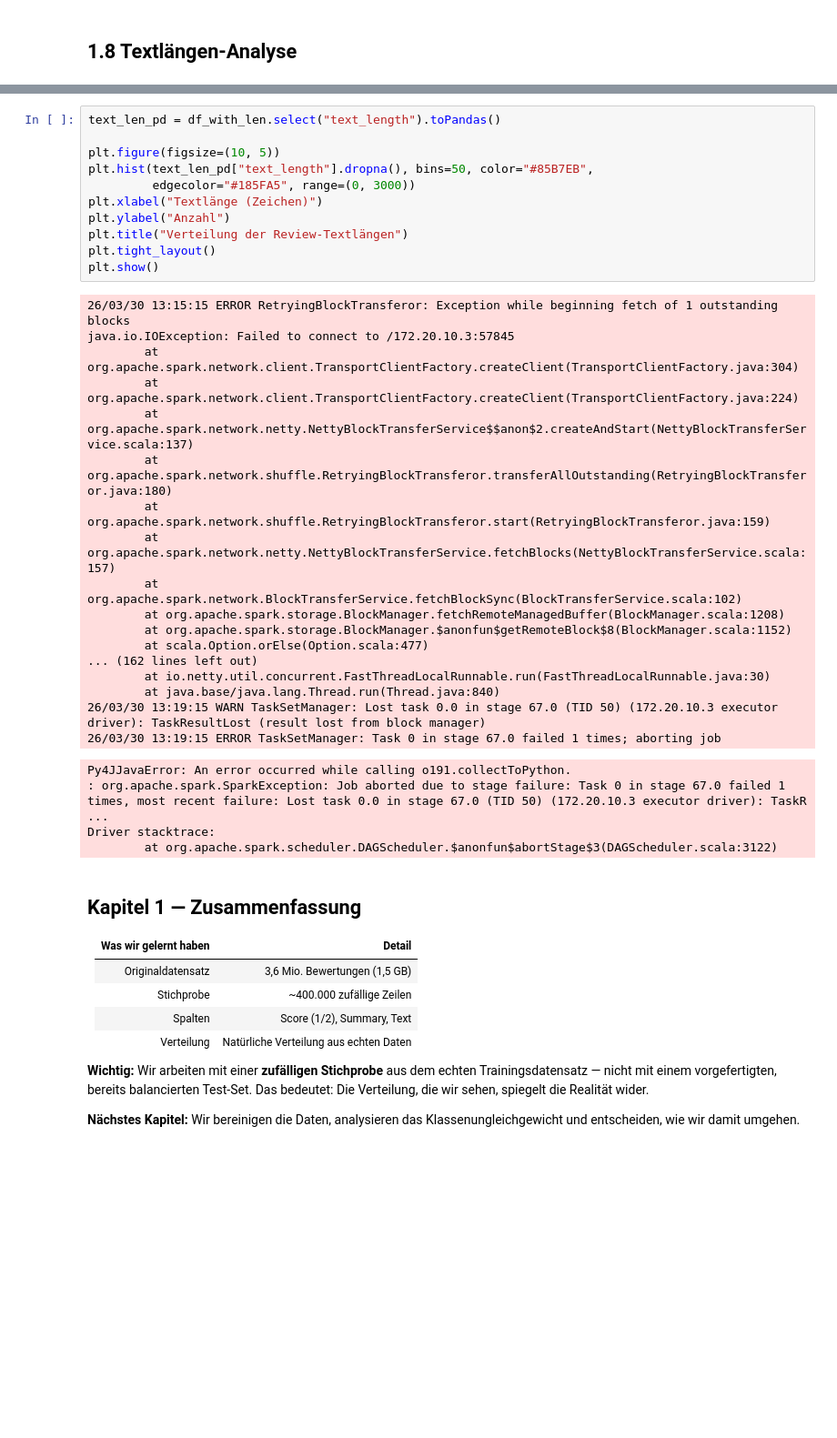
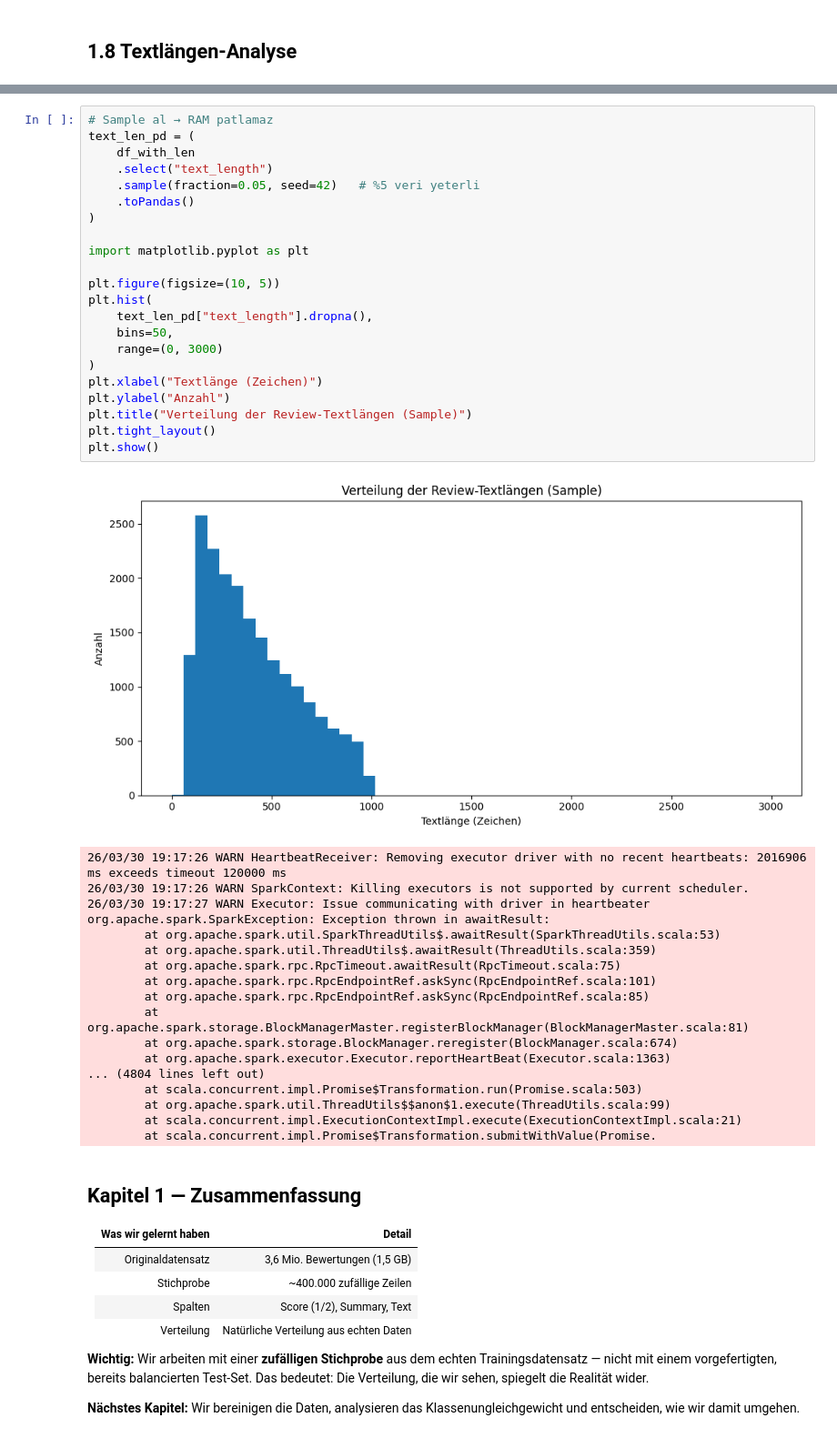
Before and after one commit to alperbildiren/pyspark-amazon-reviews, a Jupyter notebook: Notebooks/01_data_loading.ipynb, the cells around one changed output, grey strips where cells are left out. Shown at 91% size. Drawn from its saved outputs; the diff is of its cells as text; blank space fills up the shorter version.

Commit message:
Fix: rerun Kapitel 1 to clean up network error output

```diff
--- a/Notebooks/01_data_loading.ipynb
+++ b/Notebooks/01_data_loading.ipynb
@@ -253,38 +261,46 @@ df_with_len.select(
 |  4|       405.0|1007|
 +---+------------+----+
 # %%
-text_len_pd = df_with_len.select("text_length").toPandas()
+# Sample al → RAM patlamaz
+text_len_pd = (
+    df_with_len
+    .select("text_length")
+    .sample(fraction=0.05, seed=42)   # %5 veri yeterli
+    .toPandas()
+)
+
+import matplotlib.pyplot as plt
 
 plt.figure(figsize=(10, 5))
-plt.hist(text_len_pd["text_length"].dropna(), bins=50, color="#85B7EB",
-         edgecolor="#185FA5", range=(0, 3000))
+plt.hist(
+    text_len_pd["text_length"].dropna(),
+    bins=50,
+    range=(0, 3000)
+)
 plt.xlabel("Textlänge (Zeichen)")
 plt.ylabel("Anzahl")
-plt.title("Verteilung der Review-Textlängen")
+plt.title("Verteilung der Review-Textlängen (Sample)")
 plt.tight_layout()
 plt.show()
 # %% [output]
+[figure, added]
-26/03/30 13:15:15 ERROR RetryingBlockTransferor: Exception while beginning fetch of 1 outstanding blocks
-java.io.IOException: Failed to connect to /172.20.10.3:57845
-        at org.apache.spark.network.client.TransportClientFactory.createClient(TransportClientFactory.java:304)
-        at org.apache.spark.network.client.TransportClientFactory.createClient(TransportClientFactory.java:224)
-        at org.apache.spark.network.netty.NettyBlockTransferService$$anon$2.createAndStart(NettyBlockTransferService.scala:137)
-        at org.apache.spark.network.shuffle.RetryingBlockTransferor.transferAllOutstanding(RetryingBlockTransferor.java:180)
-        at org.apache.spark.network.shuffle.RetryingBlockTransferor.start(RetryingBlockTransferor.java:159)
-        at org.apache.spark.network.netty.NettyBlockTransferService.fetchBlocks(NettyBlockTransferService.scala:157)
-        at org.apache.spark.network.BlockTransferService.fetchBlockSync(BlockTransferService.scala:102)
-        at org.apache.spark.storage.BlockManager.fetchRemoteManagedBuffer(BlockManager.scala:1208)
-        at org.apache.spark.storage.BlockManager.$anonfun$getRemoteBlock$8(BlockManager.scala:1152)
-        at scala.Option.orElse(Option.scala:477)
-... (162 lines left out)
-        at io.netty.util.concurrent.FastThreadLocalRunnable.run(FastThreadLocalRunnable.java:30)
-        at java.base/java.lang.Thread.run(Thread.java:840)
-26/03/30 13:19:15 WARN TaskSetManager: Lost task 0.0 in stage 67.0 (TID 50) (172.20.10.3 executor driver): TaskResultLost (result lost from block manager)
-26/03/30 13:19:15 ERROR TaskSetManager: Task 0 in stage 67.0 failed 1 times; aborting job
+26/03/30 19:17:26 WARN HeartbeatReceiver: Removing executor driver with no recent heartbeats: 2016906 ms exceeds timeout 120000 ms
+26/03/30 19:17:26 WARN SparkContext: Killing executors is not supported by current scheduler.
+26/03/30 19:17:27 WARN Executor: Issue communicating with driver in heartbeater
+org.apache.spark.SparkException: Exception thrown in awaitResult:
+        at org.apache.spark.util.SparkThreadUtils$.awaitResult(SparkThreadUtils.scala:53)
+        at org.apache.spark.util.ThreadUtils$.awaitResult(ThreadUtils.scala:359)
+        at org.apache.spark.rpc.RpcTimeout.awaitResult(RpcTimeout.scala:75)
+        at org.apache.spark.rpc.RpcEndpointRef.askSync(RpcEndpointRef.scala:101)
+        at org.apache.spark.rpc.RpcEndpointRef.askSync(RpcEndpointRef.scala:85)
+        at org.apache.spark.storage.BlockManagerMaster.registerBlockManager(BlockManagerMaster.scala:81)
+        at org.apache.spark.storage.BlockManager.reregister(BlockManager.scala:674)
+        at org.apache.spark.executor.Executor.reportHeartBeat(Executor.scala:1363)
+... (4804 lines left out)
+        at scala.concurrent.impl.Promise$Transformation.run(Promise.scala:503)
+        at org.apache.spark.util.ThreadUtils$$anon$1.execute(ThreadUtils.scala:99)
+        at scala.concurrent.impl.ExecutionContextImpl.execute(ExecutionContextImpl.scala:21)
+        at scala.concurrent.impl.Promise$Transformation.submitWithValue(Promise.
-Py4JJavaError: An error occurred while calling o191.collectToPython.
-: org.apache.spark.SparkException: Job aborted due to stage failure: Task 0 in stage 67.0 failed 1 times, most recent failure: Lost task 0.0 in stage 67.0 (TID 50) (172.20.10.3 executor driver): TaskR ...
-Driver stacktrace:
-        at org.apache.spark.scheduler.DAGScheduler.$anonfun$abortStage$3(DAGScheduler.scala:3122)
 # %% [markdown]
 ## Kapitel 1 — Zusammenfassung
 
```
Also changed, not shown: parts of 8 cells of this notebook.
